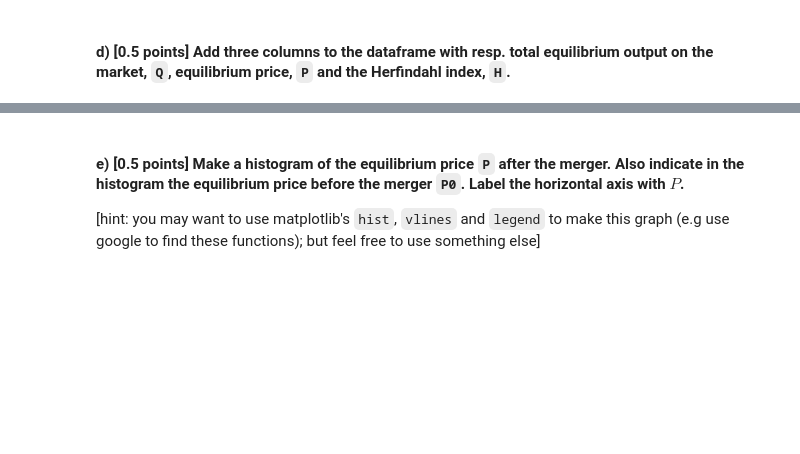
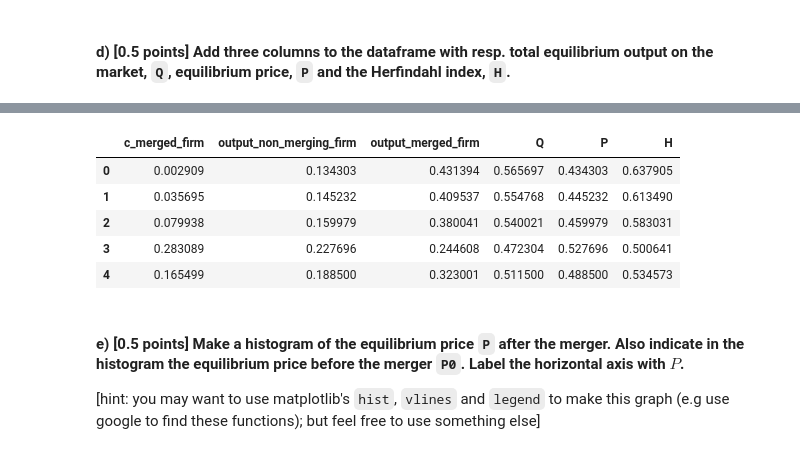
Before and after one commit to coenvdrwielen/assignments, a Jupyter notebook: exam_june_7_2018.ipynb, the cells around one changed output, grey strips where cells are left out. Cells and saved outputs as stored; diff of their text form; code cells hidden in the pictures; blank space fills up the shorter version.

```diff
--- a/exam_june_7_2018.ipynb
+++ b/exam_june_7_2018.ipynb
@@ -174,9 +144,9 @@ df_after_merger.head()
 # %% [markdown]
 #### d) [0.5 points] Add three columns to the dataframe with resp. total equilibrium output on the market, `Q`, equilibrium price, `P` and the Herfindahl index, `H`.
 # %%
-df_after_merger['Q'] = df_after_merger['output_non_merging_firm'] + df_after_merger['output_merged_firm']
-df_after_merger['P'] = 1 - df_after_merger['Q']
-df_after_merger['H'] = (df_after_merger['output_non_merging_firm'] / df_after_merger['Q']**2 + (df_after_merger['output_merged_firm'] / df_after_merger['Q']**2)
+df_after_merger['Q'] = df_after_merger.output_non_merging_firm+df_after_merger.output_merged_firm
+df_after_merger['P'] = p(df_after_merger.Q)
+df_after_merger['H'] = (df_after_merger.output_non_merging_firm/df_after_merger.Q)**2+(df_after_merger.output_merged_firm/df_after_merger.Q)**2
 
-df_after_merger.head
+df_after_merger.head()
 # %% [output]
@@ -184,3 +153,9 @@ SyntaxError: invalid syntax (<ipython-input-112-835a762c417c>, line 5)
+|  | c_merged_firm | output_non_merging_firm | output_merged_firm | Q | P | H |
+| 0 | 0.002909 | 0.134303 | 0.431394 | 0.565697 | 0.434303 | 0.637905 |
+| 1 | 0.035695 | 0.145232 | 0.409537 | 0.554768 | 0.445232 | 0.613490 |
+| 2 | 0.079938 | 0.159979 | 0.380041 | 0.540021 | 0.459979 | 0.583031 |
+| 3 | 0.283089 | 0.227696 | 0.244608 | 0.472304 | 0.527696 | 0.500641 |
+| 4 | 0.165499 | 0.188500 | 0.323001 | 0.511500 | 0.488500 | 0.534573 |
 # %% [markdown]
 #### e) [0.5 points] Make a histogram of the equilibrium price `P` after the merger. Also indicate in the histogram the equilibrium price before the merger `P0`. Label the horizontal axis with $P$.
 
```
Also changed, not shown: parts of 18 cells of this notebook.
